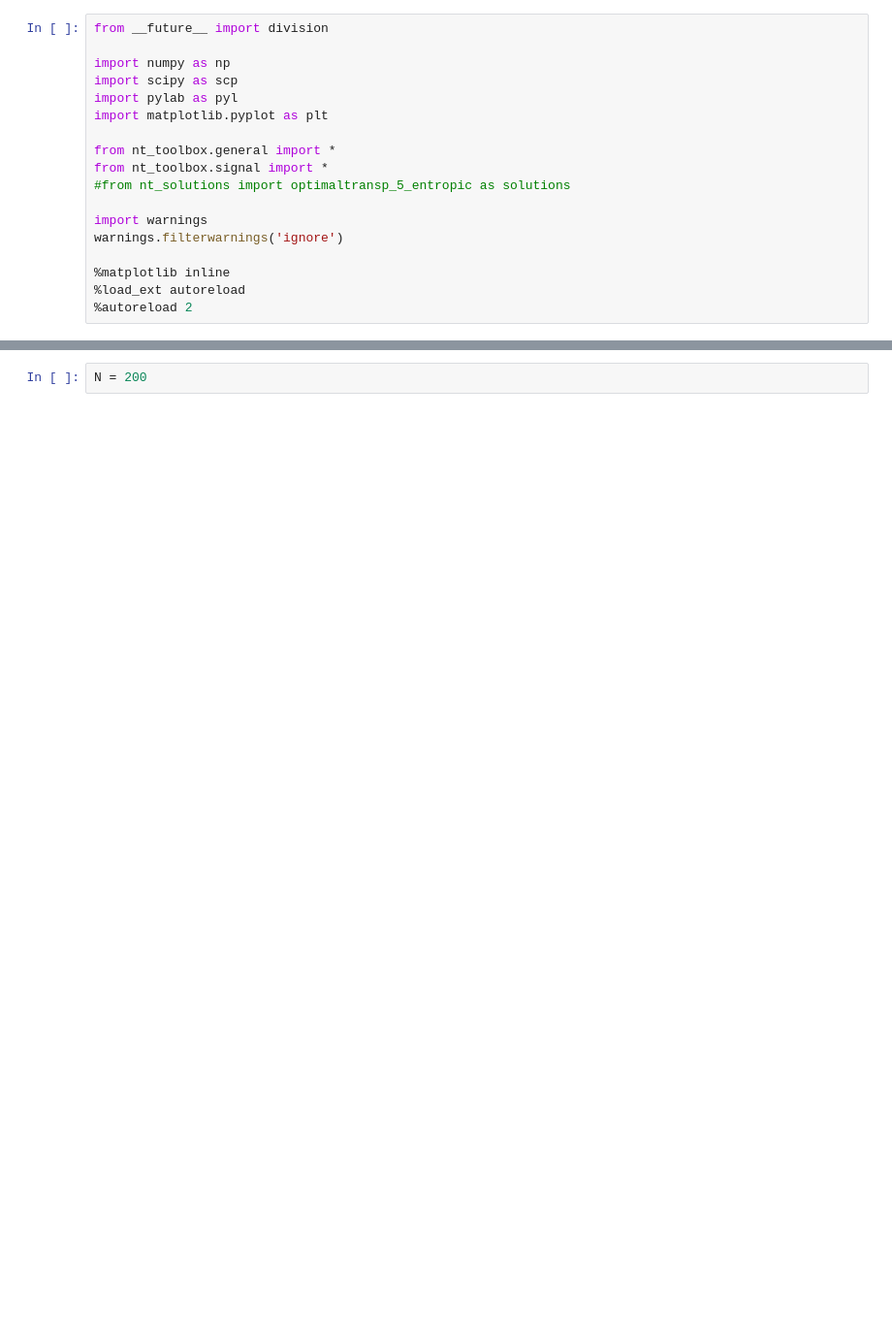
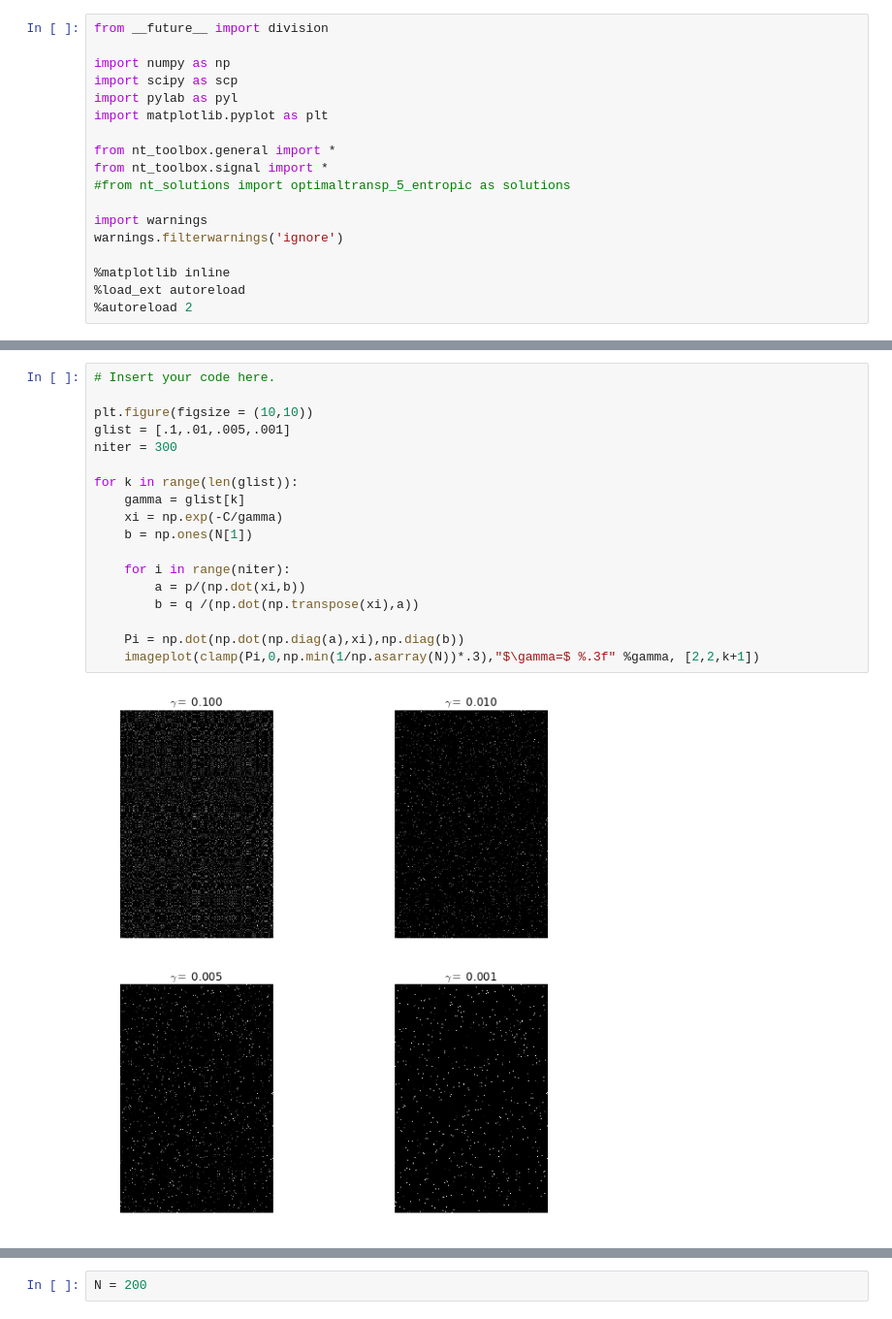
Before and after one commit to gpeyre/numerical-tours, a Jupyter notebook: python/optimaltransp_5_entropic.ipynb, the cells around one changed output, grey strips where cells are left out. Shown at 97% size. Saved outputs shown, nothing was run; the diff lists cells and outputs as text; blank space fills up the shorter version.

```diff
--- a/python/optimaltransp_5_entropic.ipynb
+++ b/python/optimaltransp_5_entropic.ipynb
@@ -162,0 +317,20 @@ Size $N$ of the histograms.
+# %%
+# Insert your code here.
+
+plt.figure(figsize = (10,10))
+glist = [.1,.01,.005,.001]
+niter = 300
+
+for k in range(len(glist)):
+    gamma = glist[k]
+    xi = np.exp(-C/gamma)
+    b = np.ones(N[1])
+
+    for i in range(niter):
+        a = p/(np.dot(xi,b))
+        b = q /(np.dot(np.transpose(xi),a))
+
+    Pi = np.dot(np.dot(np.diag(a),xi),np.diag(b))
+    imageplot(clamp(Pi,0,np.min(1/np.asarray(N))*.3),"$\gamma=$ %.3f" %gamma, [2,2,k+1])
+# %% [output]
+[figure, added]
```
Also changed, not shown: parts of 113 cells of this notebook.
